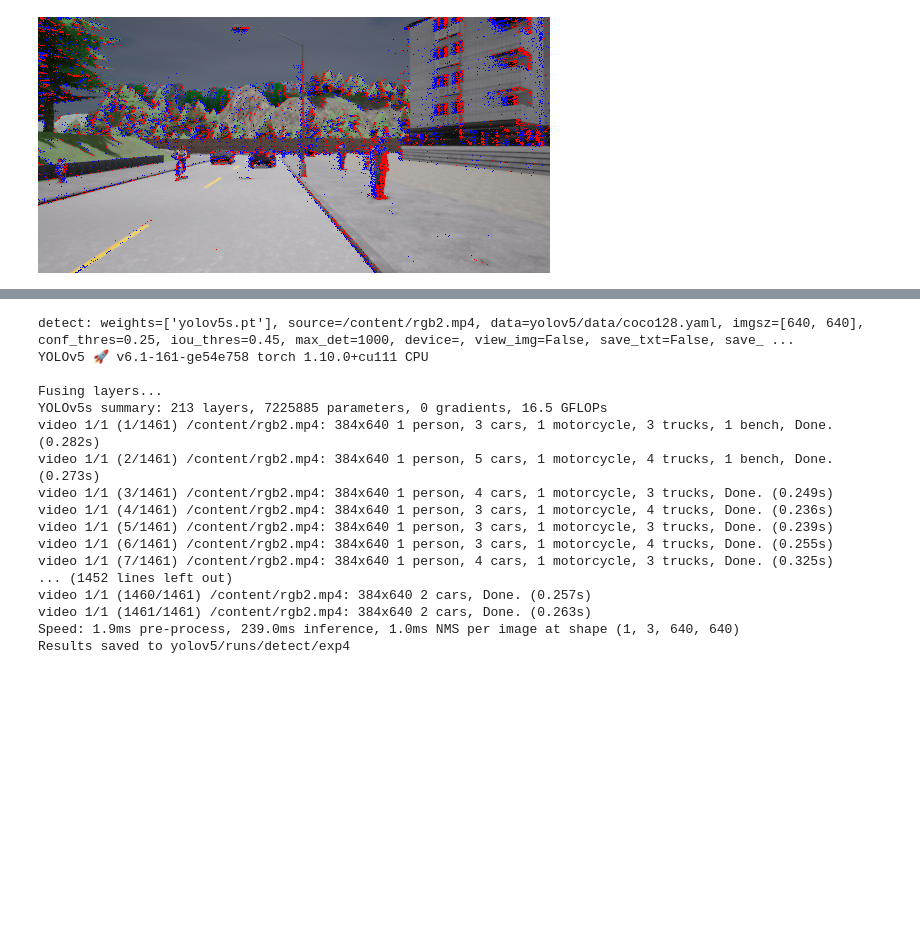
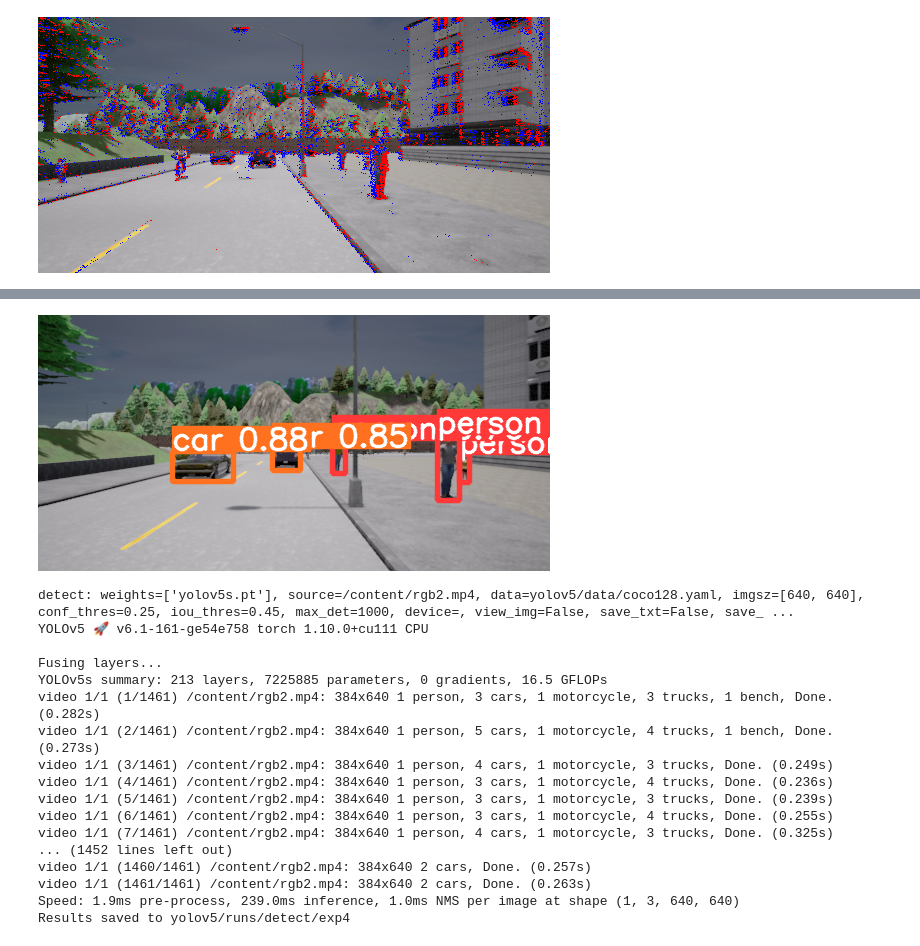
Before and after one commit to Amitgm/supervised_learning, a Jupyter notebook: stacked_detection.ipynb, the cells around one changed output, grey strips where cells are left out. Cells and saved outputs as stored; diff of their text form; code cells hidden in the pictures; blank space fills up the shorter version.

```diff
--- a/stacked_detection.ipynb
+++ b/stacked_detection.ipynb
@@ -121,7 +123,7 @@ for file in os.listdir("yolov5/runs/detect/exp6"):
         #frames.append(file)
 # %%
 detected_frames=[]
-for file in os.listdir("yolov5/runs/detect/exp3"):
-        detected_frames.append(os.path.join('yolov5/runs/detect/exp3',file))
+for file in os.listdir("yolov5/runs/detect/exp7"):
+        detected_frames.append(os.path.join('yolov5/runs/detect/exp7',file))
         #frames.append(file)
 # %%
@@ -131,3 +133,7 @@ display(Image(stack_detected_frames[111])) # Displaying image data
+# %%
+display(Image(detected_frames[0]))
+# %% [output]
+[figure, added]
 # %%
 !python yolov5/detect.py --weights yolov5s.pt --img 640 --conf 0.25 --source '/content/rgb2.mp4'
 # %% [output]
```
Also changed, not shown: parts of 7 cells of this notebook.
